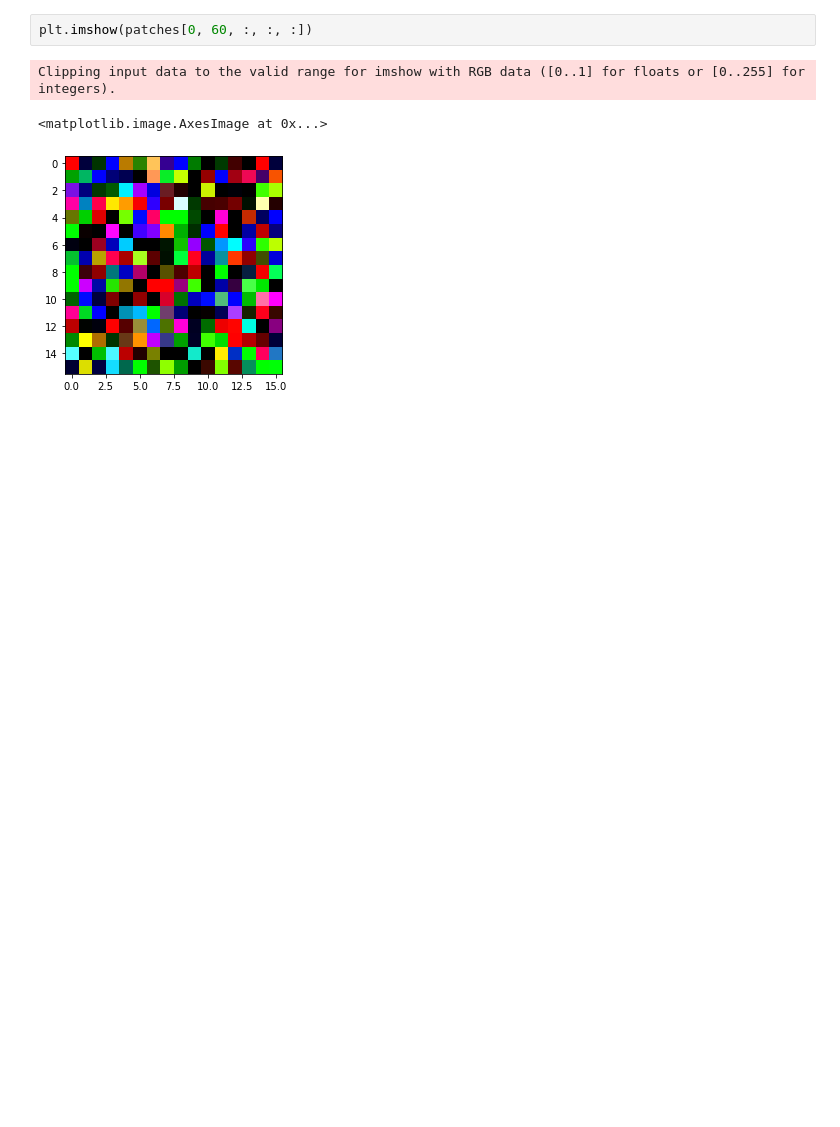
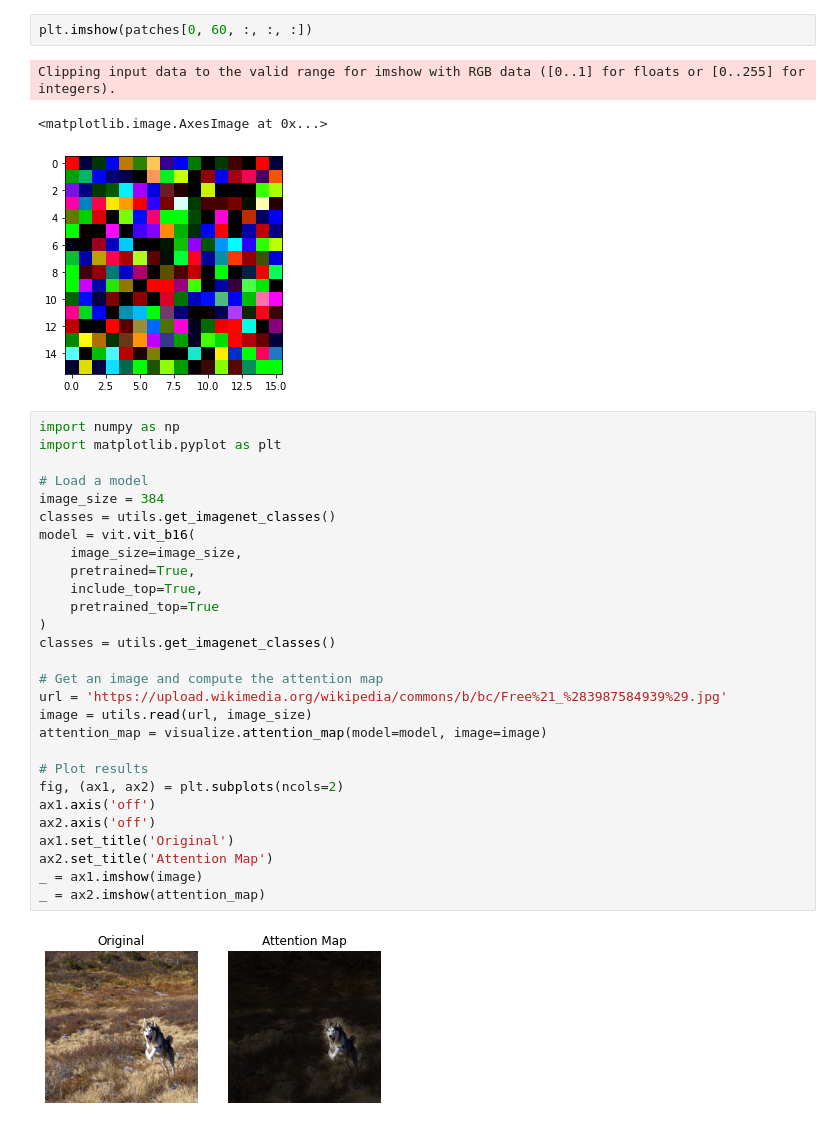
Before and after one commit to kenza-bouzid/TransUnet, a Jupyter notebook: models/vit-keras/test-vit.ipynb, the cells around one changed output. Cells and saved outputs as stored; diff of their text form; blank space fills up the shorter version.

Commit message:
visualize attention

```diff
--- a/models/vit-keras/test-vit.ipynb
+++ b/models/vit-keras/test-vit.ipynb
@@ -26,3 +28,33 @@ plt.imshow(patches[0, 60, :, :, :])
 Clipping input data to the valid range for imshow with RGB data ([0..1] for floats or [0..255] for integers).
 <matplotlib.image.AxesImage at 0x...>
 [figure]
+# %%
+import numpy as np
+import matplotlib.pyplot as plt
+
+# Load a model
+image_size = 384
+classes = utils.get_imagenet_classes()
+model = vit.vit_b16(
+    image_size=image_size,
+    pretrained=True,
+    include_top=True,
+    pretrained_top=True
+)
+classes = utils.get_imagenet_classes()
+
+# Get an image and compute the attention map
+url = 'https://upload.wikimedia.org/wikipedia/commons/b/bc/Free%21_%283987584939%29.jpg'
+image = utils.read(url, image_size)
+attention_map = visualize.attention_map(model=model, image=image)
+
+# Plot results
+fig, (ax1, ax2) = plt.subplots(ncols=2)
+ax1.axis('off')
+ax2.axis('off')
+ax1.set_title('Original')
+ax2.set_title('Attention Map')
+_ = ax1.imshow(image)
+_ = ax2.imshow(attention_map)
+# %% [output]
+[figure, added]
```
Also changed, not shown: parts of 2 cells of this notebook, 1 other file.
